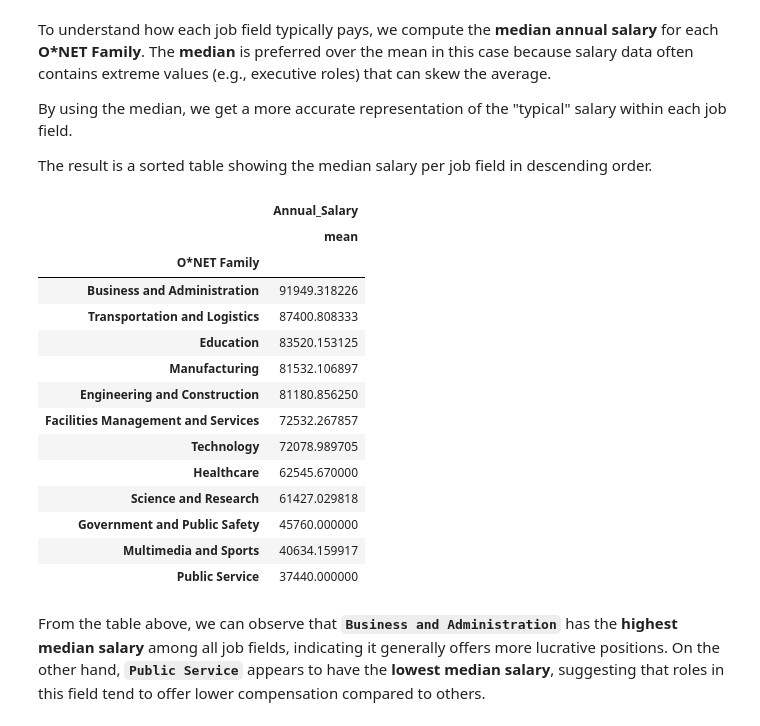
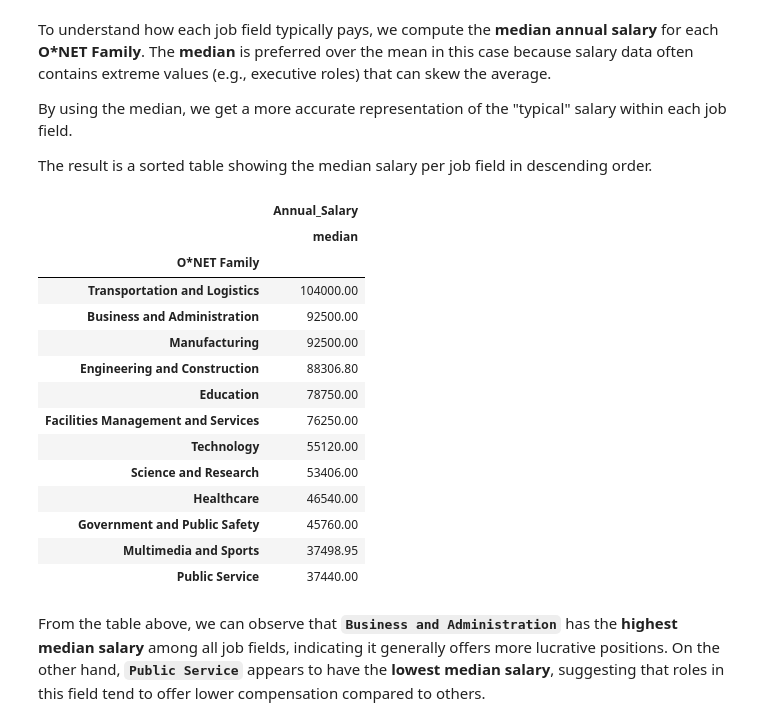
Before and after one commit to dredredre20/CSMODEL_MCO, a Jupyter notebook: mco.ipynb, the cells around one changed output. Cells and saved outputs as stored; diff of their text form; code cells hidden in the pictures.

```diff
--- a/mco.ipynb
+++ b/mco.ipynb
@@ -973,25 +971,25 @@ By using the median, we get a more accurate representation of the "typical" sala
 
 The result is a sorted table showing the median salary per job field in descending order.
 # %%
-mean_salary = eda_1_df.groupby(['O*NET Family']).agg({'Annual_Salary': ['mean']})
-mean_salary = mean_salary.sort_values(by=('Annual_Salary', 'mean'), ascending=False)
-mean_salary
+median_salary = eda_1_df.groupby(['O*NET Family']).agg({'Annual_Salary': ['median']})
+median_salary = median_salary.sort_values(by=('Annual_Salary', 'median'), ascending=False)
+median_salary
 # %% [output]
 |  | Annual_Salary |
-|  | mean |
+|  | median |
 | O*NET Family |  |
-| Business and Administration | 91949.318226 |
-| Transportation and Logistics | 87400.808333 |
-| Education | 83520.153125 |
-| Manufacturing | 81532.106897 |
-| Engineering and Construction | 81180.856250 |
-| Facilities Management and Services | 72532.267857 |
-| Technology | 72078.989705 |
-| Healthcare | 62545.670000 |
-| Science and Research | 61427.029818 |
-| Government and Public Safety | 45760.000000 |
-| Multimedia and Sports | 40634.159917 |
-| Public Service | 37440.000000 |
+| Transportation and Logistics | 104000.00 |
+| Business and Administration | 92500.00 |
+| Manufacturing | 92500.00 |
+| Engineering and Construction | 88306.80 |
+| Education | 78750.00 |
+| Facilities Management and Services | 76250.00 |
+| Technology | 55120.00 |
+| Science and Research | 53406.00 |
+| Healthcare | 46540.00 |
+| Government and Public Safety | 45760.00 |
+| Multimedia and Sports | 37498.95 |
+| Public Service | 37440.00 |
 # %% [markdown]
 From the table above, we can observe that **`Business and Administration`** has the **highest median salary** among all job fields, indicating it generally offers more lucrative positions. On the other hand, **`Public Service`** appears to have the **lowest median salary**, suggesting that roles in this field tend to offer lower compensation compared to others.
 # %% [markdown]
```
Also changed, not shown: parts of 30 cells of this notebook, 2 other files.
